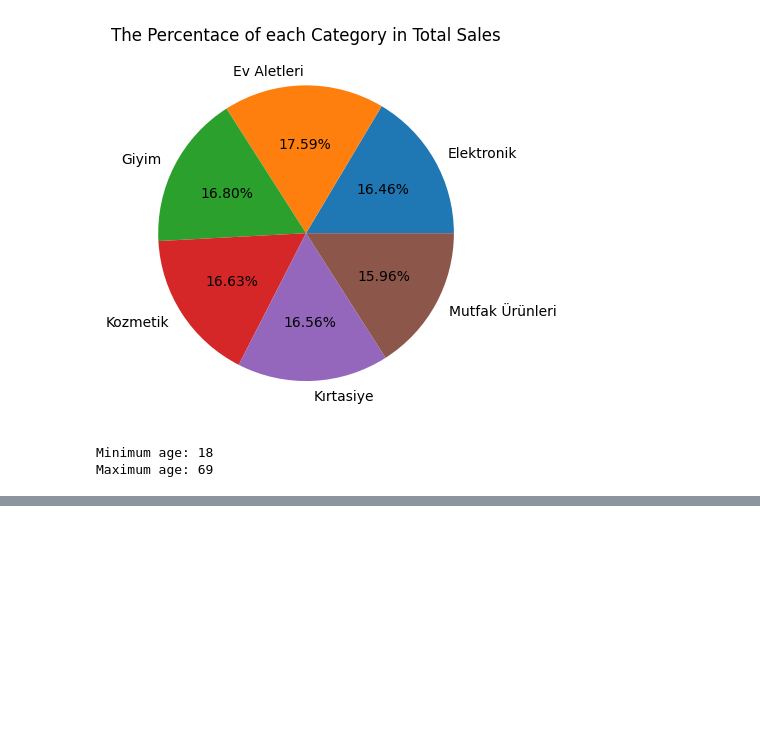
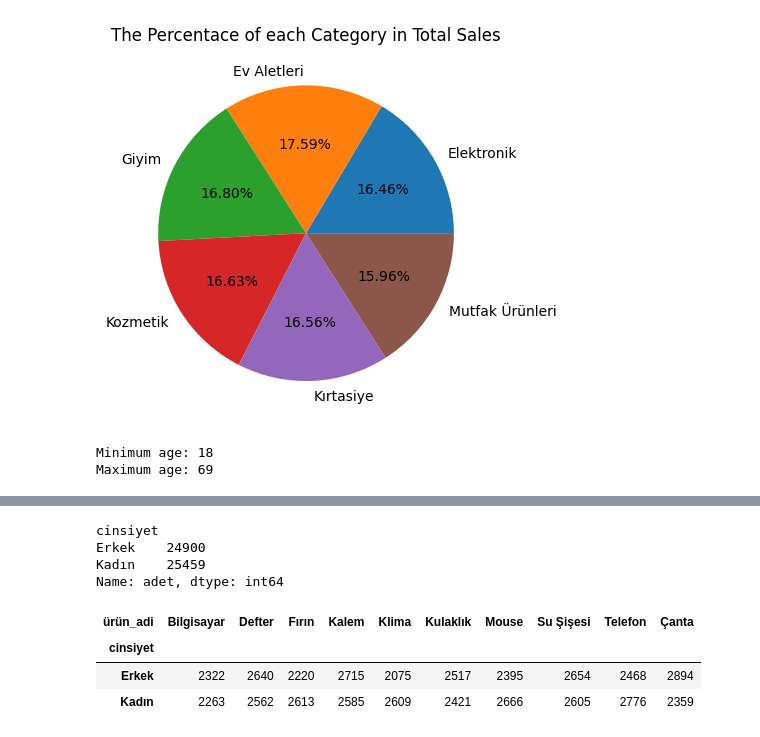
Before and after one commit to Aleynaunver/Data-Analysis-and-Manipulation, a Jupyter notebook: main.ipynb, the cells around one changed output, grey strips where cells are left out. Drawn from its saved outputs; the diff is of its cells as text; code cells hidden in the pictures; blank space fills up the shorter version.

```diff
--- a/main.ipynb
+++ b/main.ipynb
@@ -376,0 +621,21 @@ Name: toplam_satis, dtype: float64
+# %%
+#Total product sales quantity by age
+gender_product_quantity = merged_data.groupby("cinsiyet")["adet"].sum()
+gender_product_quantity
+# %% [output]
+cinsiyet
+Erkek    24900
+Kadın    25459
+Name: adet, dtype: int64
+# %%
+#Total product sales by age ang category
+gender_product_sales = merged_data.groupby(["cinsiyet", "ürün_adi"])["adet"].sum().unstack()
+gender_product_sales
+
+#According to these analyses, the product category that women buy the most is phones.
+#The product that men buy the most is bags.
+# %% [output]
+| ürün_adi | Bilgisayar | Defter | Fırın | Kalem | Klima | Kulaklık | Mouse | Su Şişesi | Telefon | Çanta |
+| cinsiyet |  |  |  |  |  |  |  |  |  |  |
+| Erkek | 2322 | 2640 | 2220 | 2715 | 2075 | 2517 | 2395 | 2654 | 2468 | 2894 |
+| Kadın | 2263 | 2562 | 2613 | 2585 | 2609 | 2421 | 2666 | 2605 | 2776 | 2359 |
```
Also changed, not shown: parts of 26 cells of this notebook.
